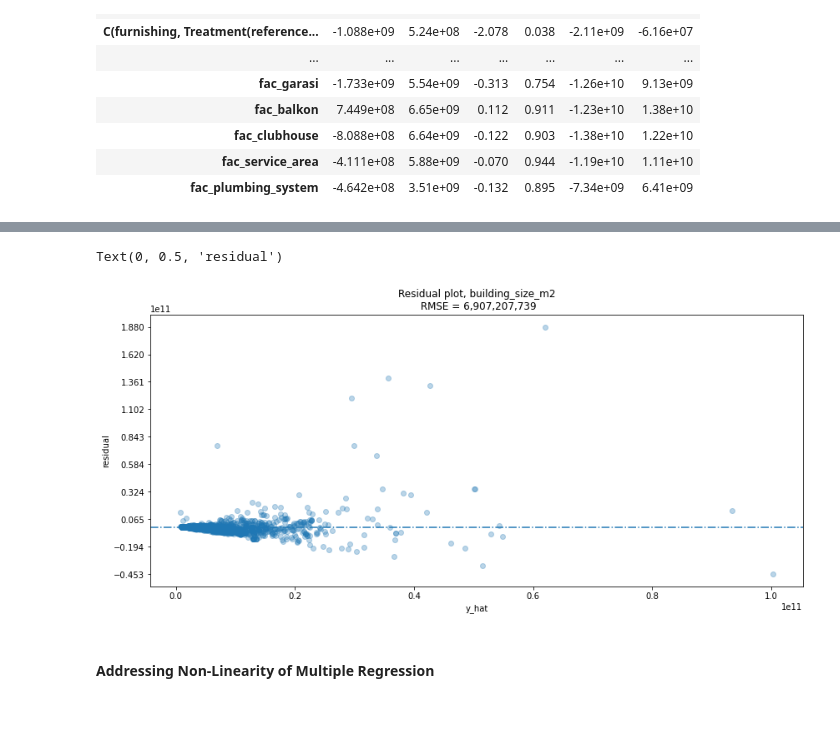
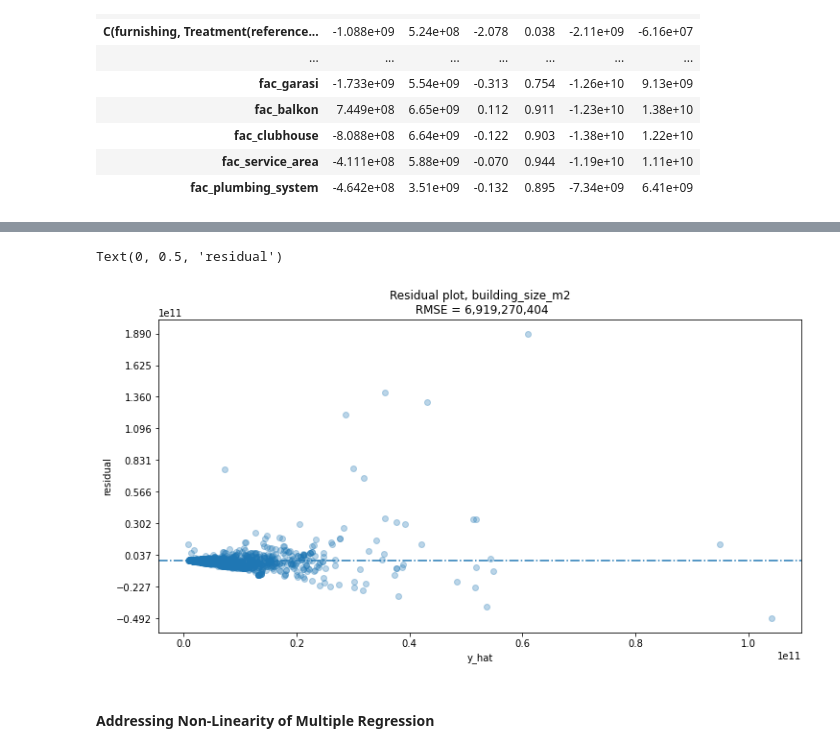
Before and after one commit to nbarizki/jabodetabekhousepricing, a Jupyter notebook: 3 - Linear Modeling of House Price.ipynb, the cells around one changed output, grey strips where cells are left out. Drawn from its saved outputs; the diff is of its cells as text; code cells hidden in the pictures; blank space fills up the shorter version.

```diff
--- a/3 - Linear Modeling of House Price.ipynb
+++ b/3 - Linear Modeling of House Price.ipynb
@@ -945,7 +1052,7 @@ high_pvalue_features = [
     'fac_cctv', 'fac_kitchen_set', 'fac_playground', 'fac_wastafel', 'fac_ac', 'fac_lapangan_bola',
     'fac_mesin_cuci', 'fac_lapangan_bulu_tangkis', 'fac_kulkas', 'fac_water_heater', 'fac_smart_home',
     'fac_backyard_luas', 'fac_garasi', 'fac_balkon', 'fac_clubhouse', 'fac_service_area', 'fac_plumbing_system',
-    'maid_bathrooms', 'fac_kolam_renang'
+    'maid_bathrooms', 'maid_bedrooms', 'fac_kolam_renang'
 ]
 noise_features = [
     'fac_one_gate_system', 'fac_tempat_gym', 'fac_kolam_ikan', 'fac_lapangan_voli', 'carports', 'garages',
@@ -961,6 +1068,7 @@ f += 'C(city)' # `Bekasi` as reference
 y, X = dmatrices(f, train_set_transfd, return_type='dataframe')
 X
 X.drop(X.columns[[0, 1, 2, 3, 6, 7, 8]], axis=1, inplace=True)
+features = X.columns
 y = y.values.flatten()
 lm = OLS(y, X)
 results = lm.fit()
@@ -1018,17 +1096,17 @@ pd.DataFrame({
 # %%
 y_hat = results.predict(X).values
 resid = y - y_hat
 mse = mean_squared_error(y, y_hat)
 # matpltlib plot
-fig, ax = plt.subplots(figsize=(14, 6))
+fig, ax = plt.subplots(figsize=(12, 6))
 ax.scatter(x=y_hat, y=resid, alpha=0.3)
 ax.axhline(y=resid.mean(), linestyle='-.')
 ax.set_title(f'Residual plot, building_size_m2\n RMSE = {np.sqrt(mse):,.0f}')
 ax.set_yticks(np.linspace(resid.min(), resid.max(), 10))
 ax.set_xlabel('y_hat')
 ax.set_ylabel('residual')
 # %% [output]
 Text(0, 0.5, 'residual')
-[figure, old version]
+[figure, new version]
 # %% [markdown]
 #### **Addressing Non-Linearity of Multiple Regression**
```
Also changed, not shown: parts of 29 cells of this notebook, 1 other file.
